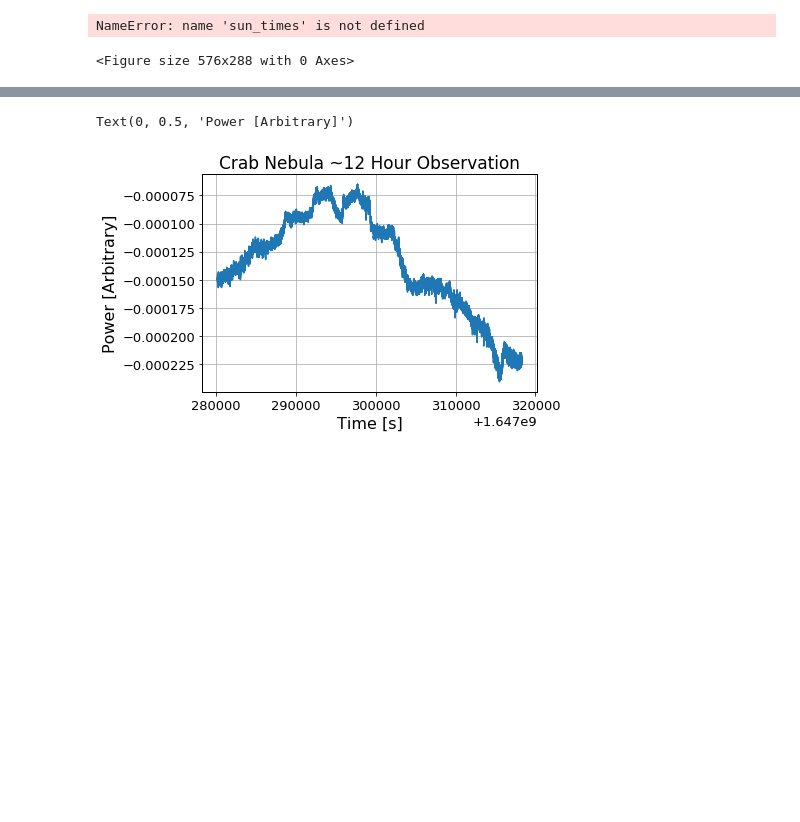
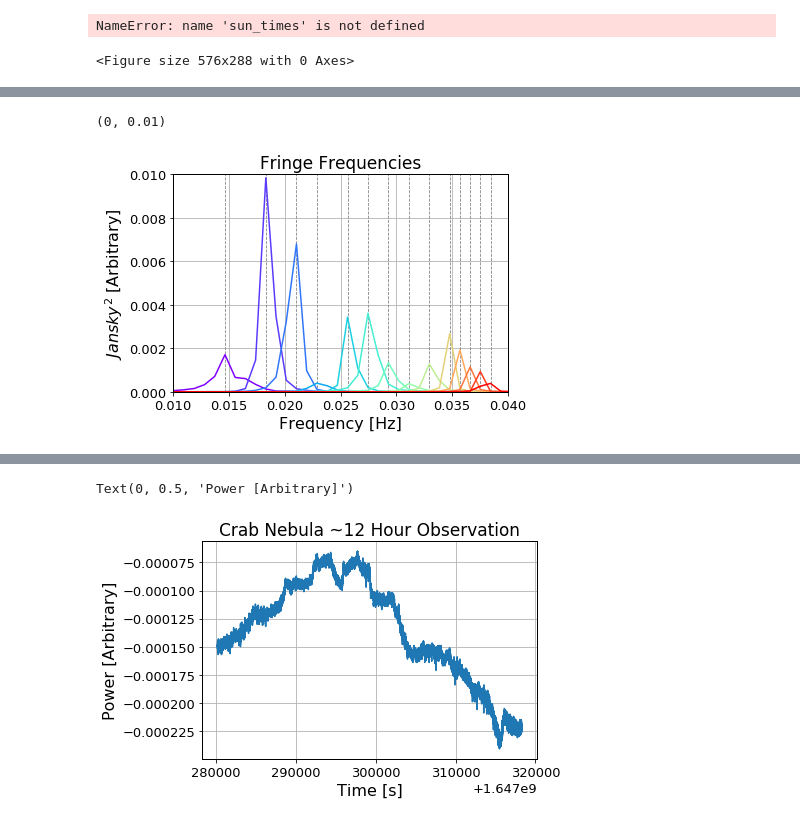
Before and after one commit to James11222/radiolab_repo, a Jupyter notebook: lab3/Emily/lab3.ipynb, the cells around one changed output, grey strips where cells are left out. Saved outputs shown, nothing was run; the diff lists cells and outputs as text; code cells hidden in the pictures; blank space fills up the shorter version.

```diff
--- a/lab3/Emily/lab3.ipynb
+++ b/lab3/Emily/lab3.ipynb
@@ -97,0 +117,28 @@ sun_times[1] - sun_times[0]
+# %%
+import matplotlib.cm as cm
+import scipy.signal
+
+sun_splits, sun_freqs = split_data(sun_data, sun_times, 14)
+colors = cm.rainbow(np.linspace(0, 1, len(sun_splits)))
+n = len(sun_splits)
+peaks = []
+ha_peaks = []
+for i in range(n):
+#     plt.plot(sun_freqs[i], sun_splits[i], color=colors[i], label=str(ha[n * i]))
+    plt.plot(sun_freqs[i], sun_splits[i], color=colors[i])
+    peak1, peak2 = scipy.signal.find_peaks(sun_splits[i], height=[0.0001, 0.01])[0][0], scipy.signal.find_peaks(sun_splits[i], height=[0.0001, 0.01])[0][-1]
+    peaks.append(sun_freqs[i][peak2])
+    peaks.append(sun_freqs[i][peak1])
+    ha_peaks.append(ha[n * i])
+#     plt.vlines(sun_freqs[i][peak1], 0, 0.01, lw=0.5)
+    plt.vlines(sun_freqs[i][peak2], 0, 0.01, color='gray',lw=0.8, ls='--')
+# plt.legend(loc='upper right')
+plt.xlabel("Frequency [Hz]")
+plt.ylabel("$Jansky^2$ [Arbitrary]")
+plt.title("Fringe Frequencies")
+# plt.title("Fringe Frequency")
+plt.xlim(0.01,0.04)
+plt.ylim(0,0.01)
+# %% [output]
+(0, 0.01)
+[figure, added]
```
Also changed, not shown: parts of 17 cells of this notebook, 1 other file.
